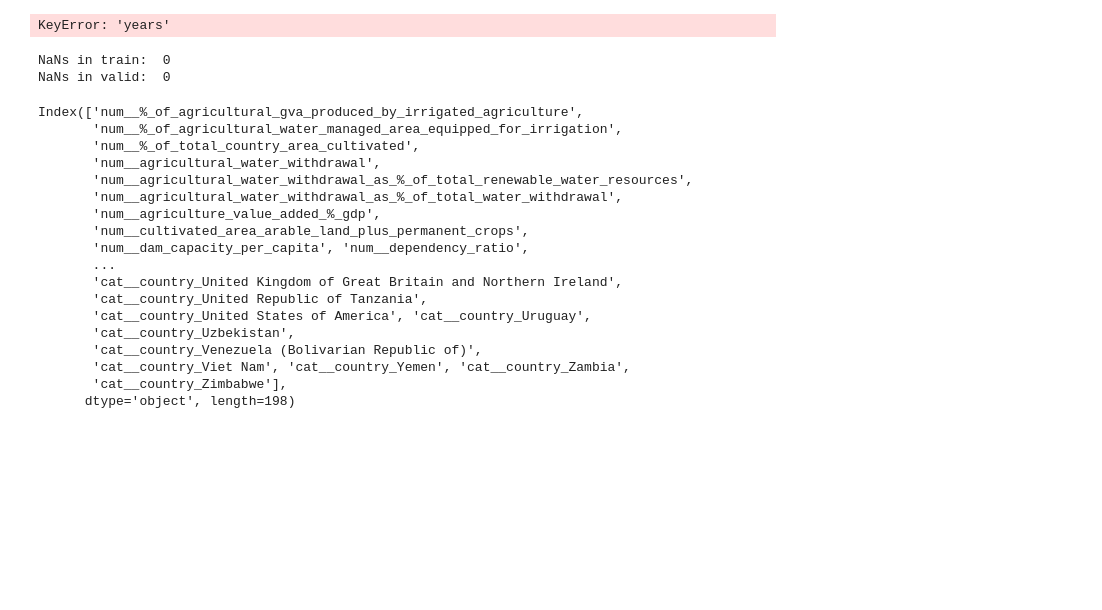
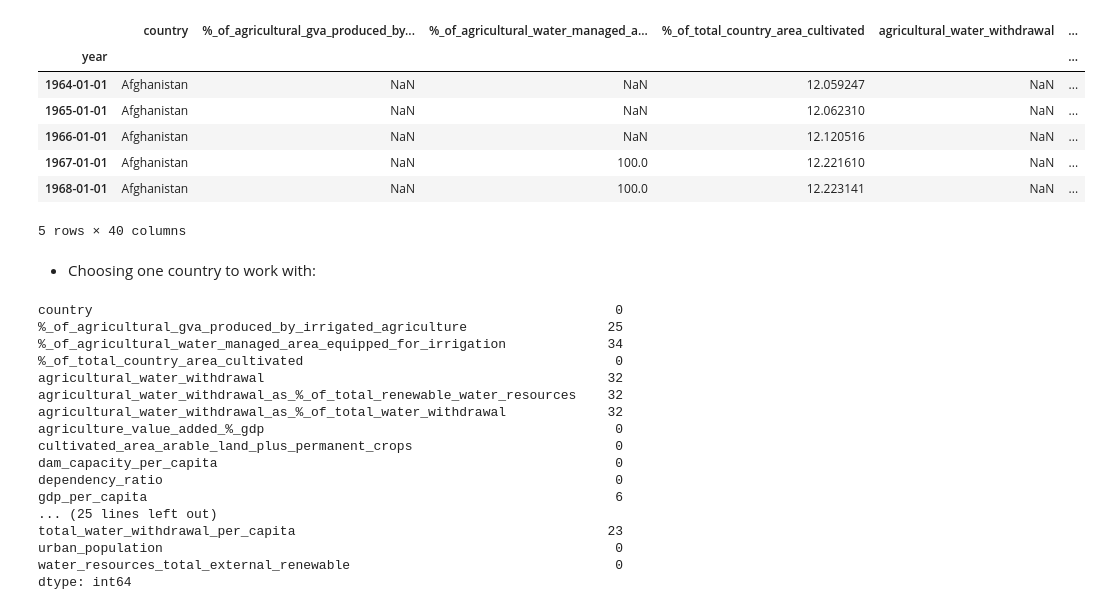
Before and after one commit to giumr06/Final_Project_Water_Management, a Jupyter notebook: time_series.ipynb, the cells around one changed output. Saved outputs shown, nothing was run; the diff lists cells and outputs as text; code cells hidden in the pictures; blank space fills up the shorter version.

```diff
--- a/time_series.ipynb
+++ b/time_series.ipynb
@@ -14,9 +40,2 @@ RSEED = 5
 # %%
 df = pd.read_csv("data/AQUASTAT_complete.csv", index_col=0)
-df['years'] = pd.to_datetime(df['years'])
-df.set_index('years', inplace=True)
-
-pre_split_processor = get_pre_split_processor()
-df_pre = pre_split_processor.transform(df)
-# %% [output]
-KeyError: 'years'
@@ -36,27 +41,0 @@ X_valid_pre = full_preprocessor.transform(X_valid)
-# %%
-print("NaNs in train: ", X_train_pre.isna().sum().sum())
-print("NaNs in valid: ", X_valid_pre.isna().sum().sum())
-# %% [output]
-NaNs in train:  0
-NaNs in valid:  0
-# %%
-X_valid_pre.columns
-# %% [output]
-Index(['num__%_of_agricultural_gva_produced_by_irrigated_agriculture',
-       'num__%_of_agricultural_water_managed_area_equipped_for_irrigation',
-       'num__%_of_total_country_area_cultivated',
-       'num__agricultural_water_withdrawal',
-       'num__agricultural_water_withdrawal_as_%_of_total_renewable_water_resources',
-       'num__agricultural_water_withdrawal_as_%_of_total_water_withdrawal',
-       'num__agriculture_value_added_%_gdp',
-       'num__cultivated_area_arable_land_plus_permanent_crops',
-       'num__dam_capacity_per_capita', 'num__dependency_ratio',
-       ...
-       'cat__country_United Kingdom of Great Britain and Northern Ireland',
-       'cat__country_United Republic of Tanzania',
-       'cat__country_United States of America', 'cat__country_Uruguay',
-       'cat__country_Uzbekistan',
-       'cat__country_Venezuela (Bolivarian Republic of)',
-       'cat__country_Viet Nam', 'cat__country_Yemen', 'cat__country_Zambia',
-       'cat__country_Zimbabwe'],
-      dtype='object', length=198)
@@ -62,0 +48,35 @@ Index(['num__%_of_agricultural_gva_produced_by_irrigated_agriculture',
+# %%
+df_pre.head()
+# %% [output]
+|  | country | %_of_agricultural_gva_produced_by... | %_of_agricultural_water_managed_a... | %_of_total_country_area_cultivated | agricultural_water_withdrawal | ... |
+| year |  |  |  |  |  | ... |
+| 1964-01-01 | Afghanistan | NaN | NaN | 12.059247 | NaN | ... |
+| 1965-01-01 | Afghanistan | NaN | NaN | 12.062310 | NaN | ... |
+| 1966-01-01 | Afghanistan | NaN | NaN | 12.120516 | NaN | ... |
+| 1967-01-01 | Afghanistan | NaN | 100.0 | 12.221610 | NaN | ... |
+| 1968-01-01 | Afghanistan | NaN | 100.0 | 12.223141 | NaN | ... |
+5 rows × 40 columns
+# %% [markdown]
+- Choosing one country to work with:
+# %%
+#Checking null values:
+df_brasil = df_pre.query("country=='Brazil'")
+df_brasil.isna().sum()
+# %% [output]
+country                                                                   0
+%_of_agricultural_gva_produced_by_irrigated_agriculture                  25
+%_of_agricultural_water_managed_area_equipped_for_irrigation             34
+%_of_total_country_area_cultivated                                        0
+agricultural_water_withdrawal                                            32
+agricultural_water_withdrawal_as_%_of_total_renewable_water_resources    32
+agricultural_water_withdrawal_as_%_of_total_water_withdrawal             32
+agriculture_value_added_%_gdp                                             0
+cultivated_area_arable_land_plus_permanent_crops                          0
+dam_capacity_per_capita                                                   0
+dependency_ratio                                                          0
+gdp_per_capita                                                            6
+... (25 lines left out)
+total_water_withdrawal_per_capita                                        23
+urban_population                                                          0
+water_resources_total_external_renewable                                  0
+dtype: int64
```
Also changed, not shown: parts of 14 cells of this notebook, 5 other files.
